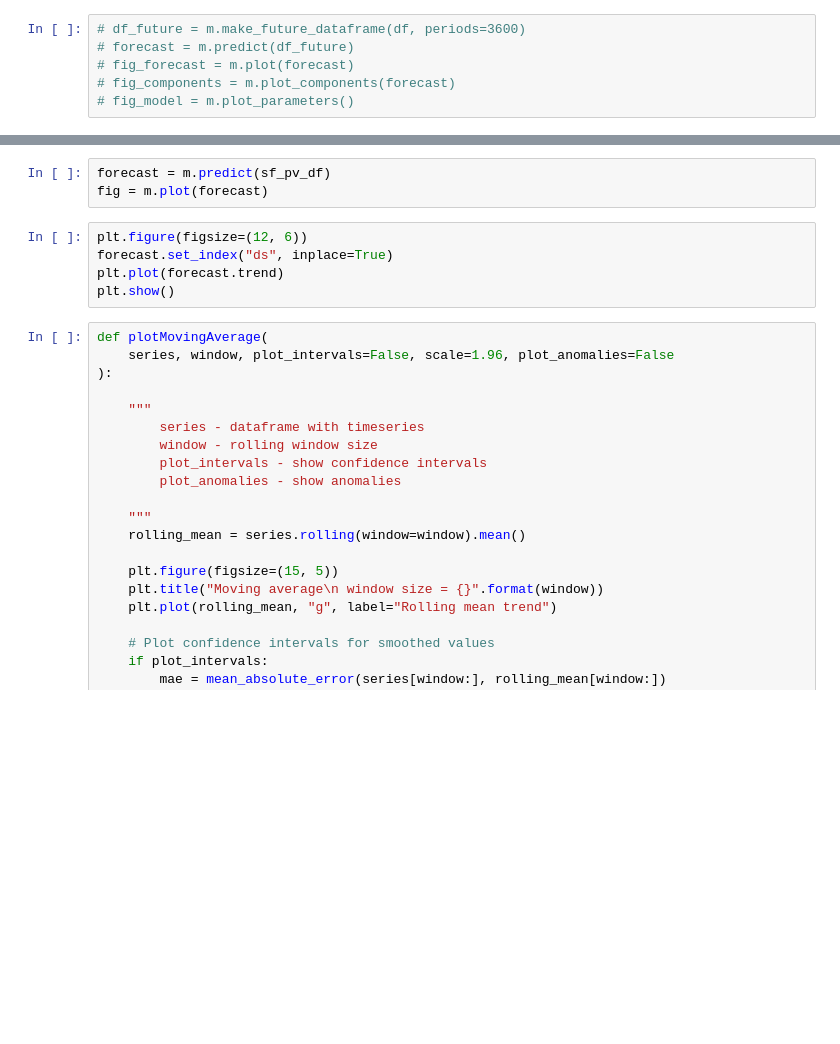
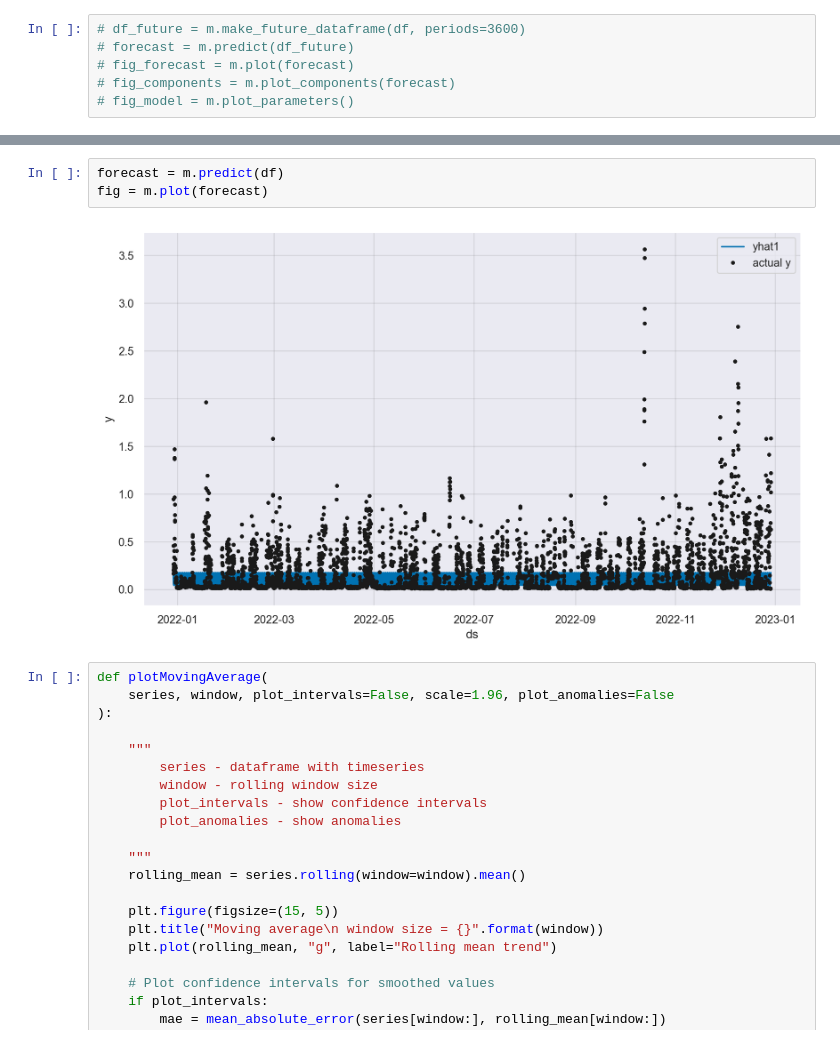
Before and after one commit to imilore-team/time_series, a Jupyter notebook: test.ipynb, the cells around one changed output, grey strips where cells are left out. Cells and saved outputs as stored; diff of their text form; blank space fills up the shorter version.

```diff
--- a/test.ipynb
+++ b/test.ipynb
@@ -122,11 +142,8 @@ fig_prediction = m.plot(forecast[-48:])
 # %%
-forecast = m.predict(sf_pv_df)
+forecast = m.predict(df)
 fig = m.plot(forecast)
+# %% [output]
+[figure, added]
-# %%
-plt.figure(figsize=(12, 6))
-forecast.set_index("ds", inplace=True)
-plt.plot(forecast.trend)
-plt.show()
 # %%
 def plotMovingAverage(
     series, window, plot_intervals=False, scale=1.96, plot_anomalies=False
```
Also changed, not shown: parts of 4 cells of this notebook, 6 other files.
